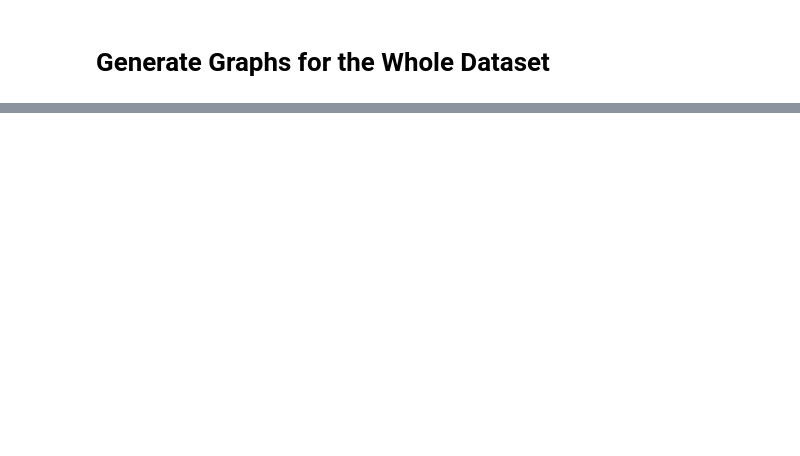
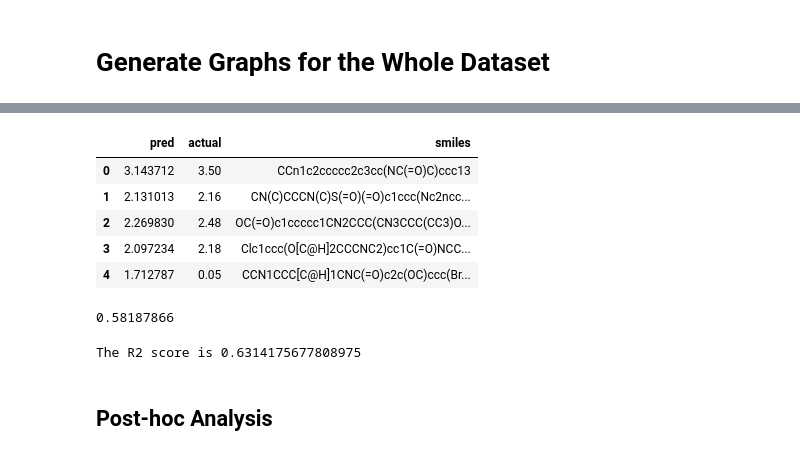
Before and after one commit to codetodiscovery/Lipophilicity-GNN, a Jupyter notebook: pytorchg_lipo.ipynb, the cells around one changed output, grey strips where cells are left out. Cells and saved outputs as stored; diff of their text form; code cells hidden in the pictures; blank space fills up the shorter version.

```diff
--- a/pytorchg_lipo.ipynb
+++ b/pytorchg_lipo.ipynb
@@ -538,0 +481,13 @@ len(lipo)
+# %%
+train_res.head()
+# %% [output]
+|  | pred | actual | smiles |
+| 0 | 3.143712 | 3.50 | CCn1c2ccccc2c3cc(NC(=O)C)ccc13 |
+| 1 | 2.131013 | 2.16 | CN(C)CCCN(C)S(=O)(=O)c1ccc(Nc2ncc... |
+| 2 | 2.269830 | 2.48 | OC(=O)c1ccccc1CN2CCC(CN3CCC(CC3)O... |
+| 3 | 2.097234 | 2.18 | Clc1ccc(O[C@H]2CCCNC2)cc1C(=O)NCC... |
+| 4 | 1.712787 | 0.05 | CCN1CCC[C@H]1CNC(=O)c2c(OC)ccc(Br... |
+# %%
+np.sqrt(mean_squared_error(train_res['actual'], train_res['pred']))
+# %% [output]
+0.58187866
@@ -538,0 +498,6 @@ len(lipo)
+# %%
+test_res = eval(test_loader)
+# %% [output]
+The R2 score is 0.6314175677808975
+# %% [markdown]
+## **Post-hoc Analysis**
```
Also changed, not shown: parts of 72 cells of this notebook.
